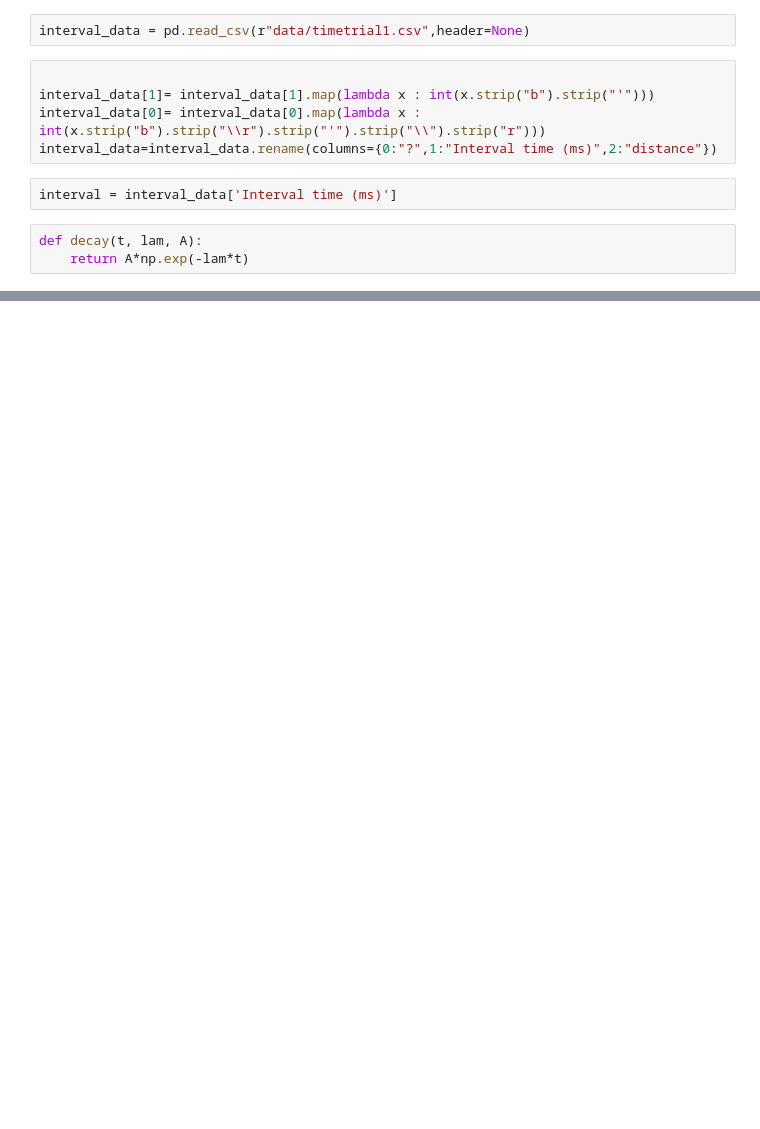
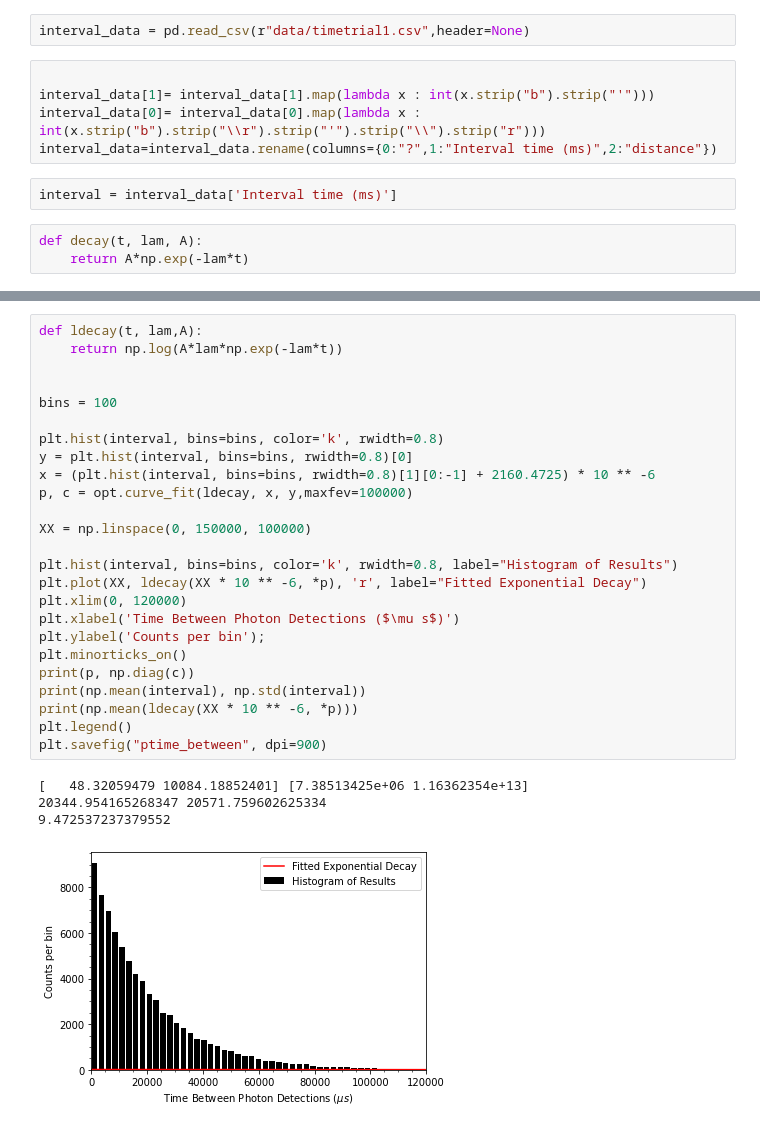
Before and after one commit to cwru-robin/Phys301, a Jupyter notebook: Photon Counting/Anylisis.ipynb, the cells around one changed output, grey strips where cells are left out. Saved outputs shown, nothing was run; the diff lists cells and outputs as text; blank space fills up the shorter version.

```diff
--- a/Photon Counting/Anylisis.ipynb
+++ b/Photon Counting/Anylisis.ipynb
@@ -214,0 +226,30 @@ print(np.mean(decay(XX*10**-6, *p)))
+# %%
+def ldecay(t, lam,A):
+    return np.log(A*lam*np.exp(-lam*t))
+
+
+bins = 100
+
+plt.hist(interval, bins=bins, color='k', rwidth=0.8)
+y = plt.hist(interval, bins=bins, rwidth=0.8)[0]
+x = (plt.hist(interval, bins=bins, rwidth=0.8)[1][0:-1] + 2160.4725) * 10 ** -6
+p, c = opt.curve_fit(ldecay, x, y,maxfev=100000)
+
+XX = np.linspace(0, 150000, 100000)
+
+plt.hist(interval, bins=bins, color='k', rwidth=0.8, label="Histogram of Results")
+plt.plot(XX, ldecay(XX * 10 ** -6, *p), 'r', label="Fitted Exponential Decay")
+plt.xlim(0, 120000)
+plt.xlabel('Time Between Photon Detections ($\mu s$)')
+plt.ylabel('Counts per bin');
+plt.minorticks_on()
+print(p, np.diag(c))
+print(np.mean(interval), np.std(interval))
+print(np.mean(ldecay(XX * 10 ** -6, *p)))
+plt.legend()
+plt.savefig("ptime_between", dpi=900)
+# %% [output]
+[   48.32059479 10084.18852401] [7.38513425e+06 1.16362354e+13]
+20344.954165268347 20571.759602625334
+9.472537237379552
+[figure, added]
```
Also changed, not shown: parts of 15 cells of this notebook.
